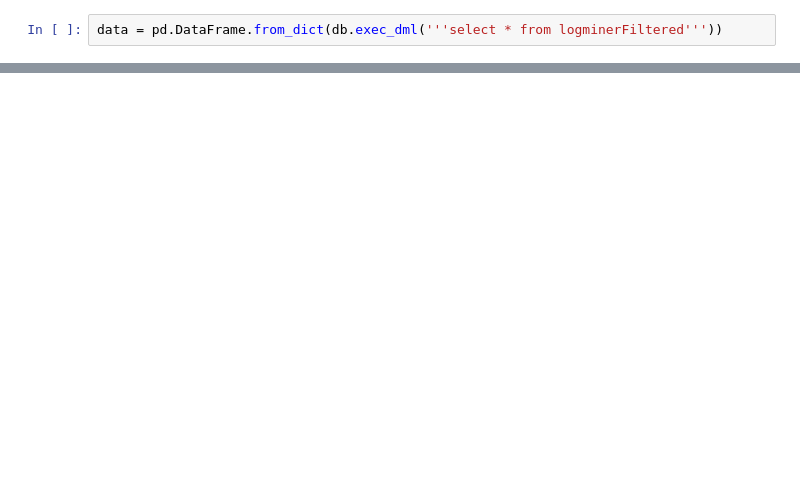
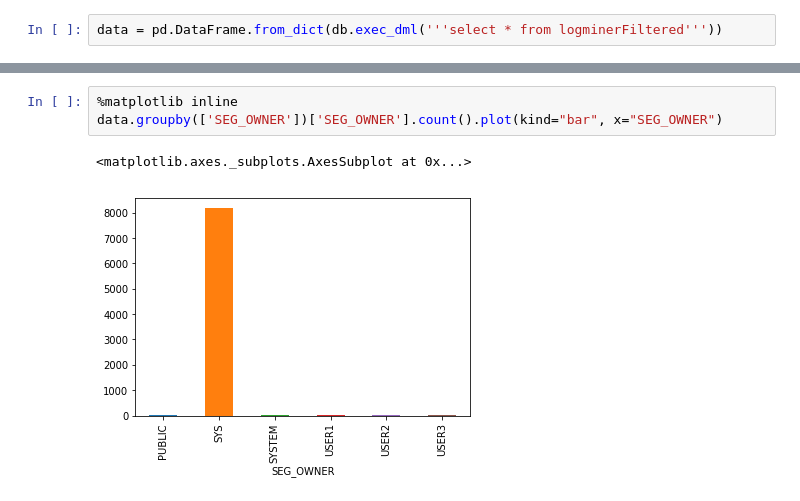
Before and after one commit to AdrianPrendas/LogsPrinting, a Jupyter notebook: src/analisis.ipynb, the cells around one changed output, grey strips where cells are left out. Cells and saved outputs as stored; diff of their text form; blank space fills up the shorter version.

```diff
--- a/src/analisis.ipynb
+++ b/src/analisis.ipynb
@@ -56,0 +46,6 @@ data.groupby(['OPERATION'])['OPERATION'].count().plot(kind="bar", x="OPERATION")
+# %%
+%matplotlib inline
+data.groupby(['SEG_OWNER'])['SEG_OWNER'].count().plot(kind="bar", x="SEG_OWNER")
+# %% [output]
+<matplotlib.axes._subplots.AxesSubplot at 0x...>
+[figure, added]
```
Also changed, not shown: parts of 11 cells of this notebook, 3 other files.
